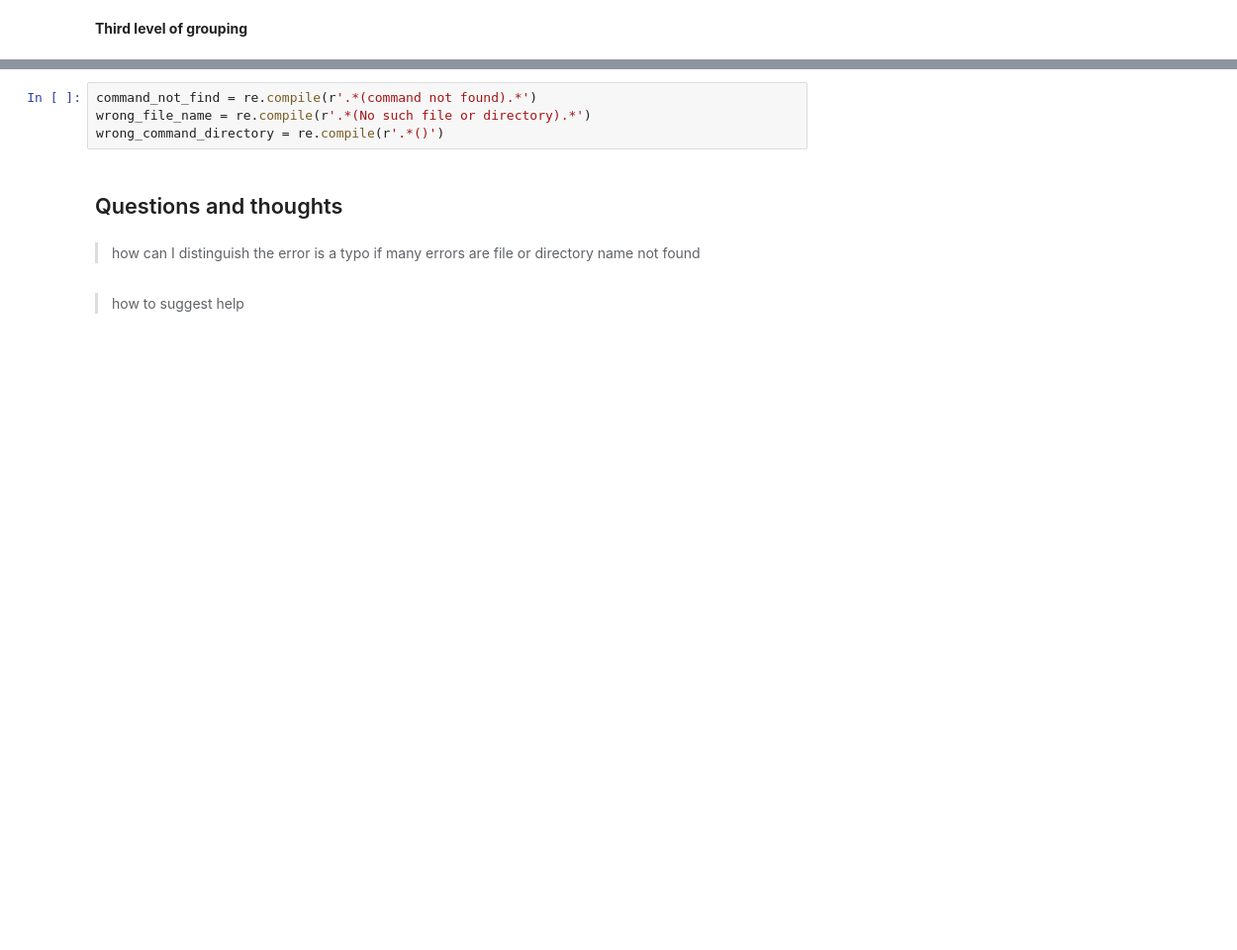
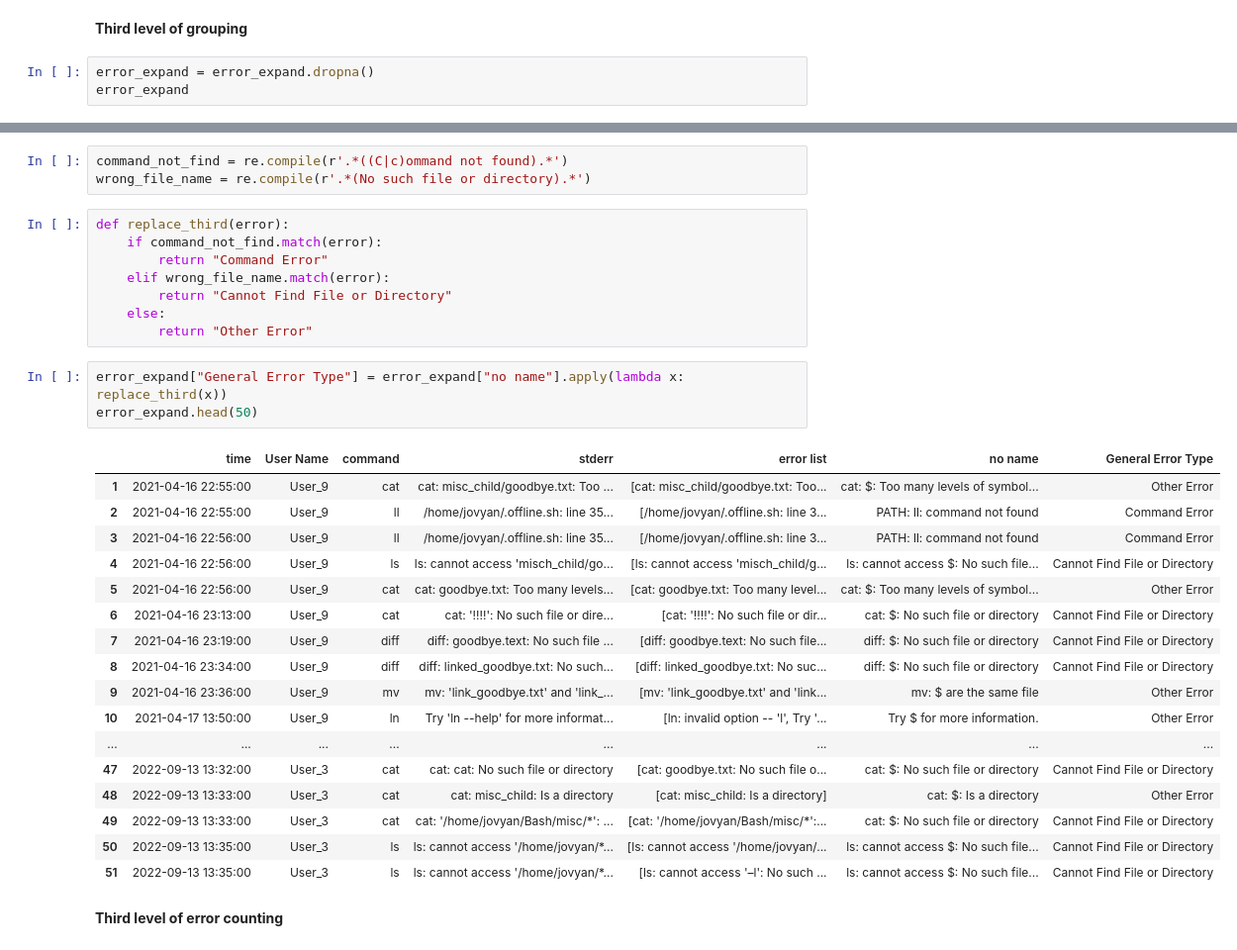
Before and after one commit to GuningShen/error-suggestion, a Jupyter notebook: Error_Analyzer.ipynb, the cells around one changed output, grey strips where cells are left out. Shown at 99% size. Saved outputs shown, nothing was run; the diff lists cells and outputs as text; blank space fills up the shorter version.

Commit message:
basic error tree

```diff
--- a/Error_Analyzer.ipynb
+++ b/Error_Analyzer.ipynb
@@ -528,3 +528,6 @@ Name: no name, dtype: int64
 > Level 2 groupings find that there are 25 unique errors.
 # %% [markdown]
 **Third level of grouping**
+# %%
+error_expand = error_expand.dropna()
+error_expand
@@ -531,10 +552,34 @@ Name: no name, dtype: int64
 # %%
-command_not_find = re.compile(r'.*(command not found).*')
+command_not_find = re.compile(r'.*((C|c)ommand not found).*')
 wrong_file_name = re.compile(r'.*(No such file or directory).*')
-wrong_command_directory = re.compile(r'.*()')
-# %% [markdown]
-## Questions and thoughts
-# %% [markdown]
-> how can I distinguish the error is a typo if many errors are file or directory name not found
-# %% [markdown]
-> how to suggest help
+# %%
+def replace_third(error):
+    if command_not_find.match(error):
+        return "Command Error"
+    elif wrong_file_name.match(error):
+        return "Cannot Find File or Directory"
+    else:
+        return "Other Error"
+# %%
+error_expand["General Error Type"] = error_expand["no name"].apply(lambda x: replace_third(x))
+error_expand.head(50)
+# %% [output]
+|  | time | User Name | command | stderr | error list | no name | General Error Type |
+| 1 | 2021-04-16 22:55:00 | User_9 | cat | cat: misc_child/goodbye.txt: Too ... | [cat: misc_child/goodbye.txt: Too... | cat: $: Too many levels of symbol... | Other Error |
+| 2 | 2021-04-16 22:55:00 | User_9 | ll | /home/jovyan/.offline.sh: line 35... | [/home/jovyan/.offline.sh: line 3... | PATH: ll: command not found | Command Error |
+| 3 | 2021-04-16 22:56:00 | User_9 | ll | /home/jovyan/.offline.sh: line 35... | [/home/jovyan/.offline.sh: line 3... | PATH: ll: command not found | Command Error |
+| 4 | 2021-04-16 22:56:00 | User_9 | ls | ls: cannot access 'misch_child/go... | [ls: cannot access 'misch_child/g... | ls: cannot access $: No such file... | Cannot Find File or Directory |
+| 5 | 2021-04-16 22:56:00 | User_9 | cat | cat: goodbye.txt: Too many levels... | [cat: goodbye.txt: Too many level... | cat: $: Too many levels of symbol... | Other Error |
+| 6 | 2021-04-16 23:13:00 | User_9 | cat | cat: '!!!!': No such file or dire... | [cat: '!!!!': No such file or dir... | cat: $: No such file or directory | Cannot Find File or Directory |
+| 7 | 2021-04-16 23:19:00 | User_9 | diff | diff: goodbye.text: No such file ... | [diff: goodbye.text: No such file... | diff: $: No such file or directory | Cannot Find File or Directory |
+| 8 | 2021-04-16 23:34:00 | User_9 | diff | diff: linked_goodbye.txt: No such... | [diff: linked_goodbye.txt: No suc... | diff: $: No such file or directory | Cannot Find File or Directory |
+| 9 | 2021-04-16 23:36:00 | User_9 | mv | mv: 'link_goodbye.txt' and 'link_... | [mv: 'link_goodbye.txt' and 'link... | mv: $ are the same file | Other Error |
+| 10 | 2021-04-17 13:50:00 | User_9 | ln | Try 'ln --help' for more informat... | [ln: invalid option -- 'l', Try '... | Try $ for more information. | Other Error |
+| ... | ... | ... | ... | ... | ... | ... | ... |
+| 47 | 2022-09-13 13:32:00 | User_3 | cat | cat: cat: No such file or directory | [cat: goodbye.txt: No such file o... | cat: $: No such file or directory | Cannot Find File or Directory |
+| 48 | 2022-09-13 13:33:00 | User_3 | cat | cat: misc_child: Is a directory | [cat: misc_child: Is a directory] | cat: $: Is a directory | Other Error |
+| 49 | 2022-09-13 13:33:00 | User_3 | cat | cat: '/home/jovyan/Bash/misc/*': ... | [cat: '/home/jovyan/Bash/misc/*':... | cat: $: No such file or directory | Cannot Find File or Directory |
+| 50 | 2022-09-13 13:35:00 | User_3 | ls | ls: cannot access '/home/jovyan/*... | [ls: cannot access '/home/jovyan/... | ls: cannot access $: No such file... | Cannot Find File or Directory |
+| 51 | 2022-09-13 13:35:00 | User_3 | ls | ls: cannot access '/home/jovyan/*... | [ls: cannot access '–l': No such ... | ls: cannot access $: No such file... | Cannot Find File or Directory |
+# %% [markdown]
+**Third level of error counting**
```
Also changed, not shown: parts of 15 cells of this notebook.
